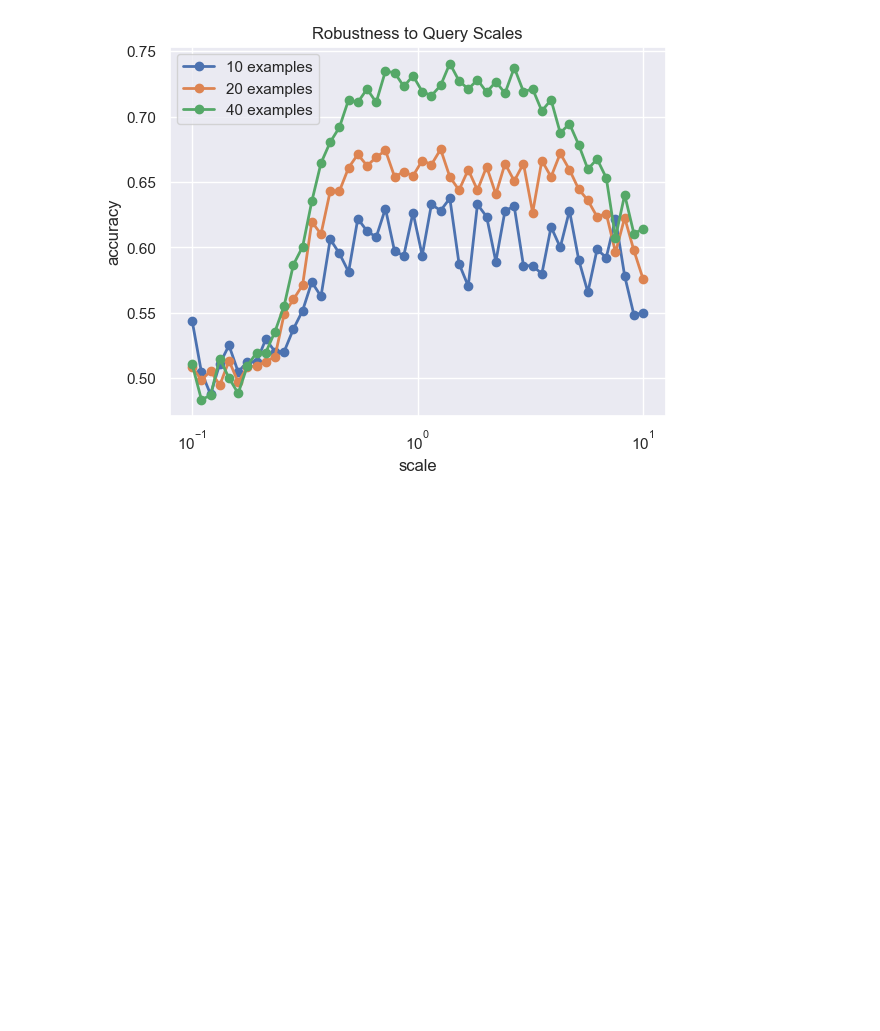
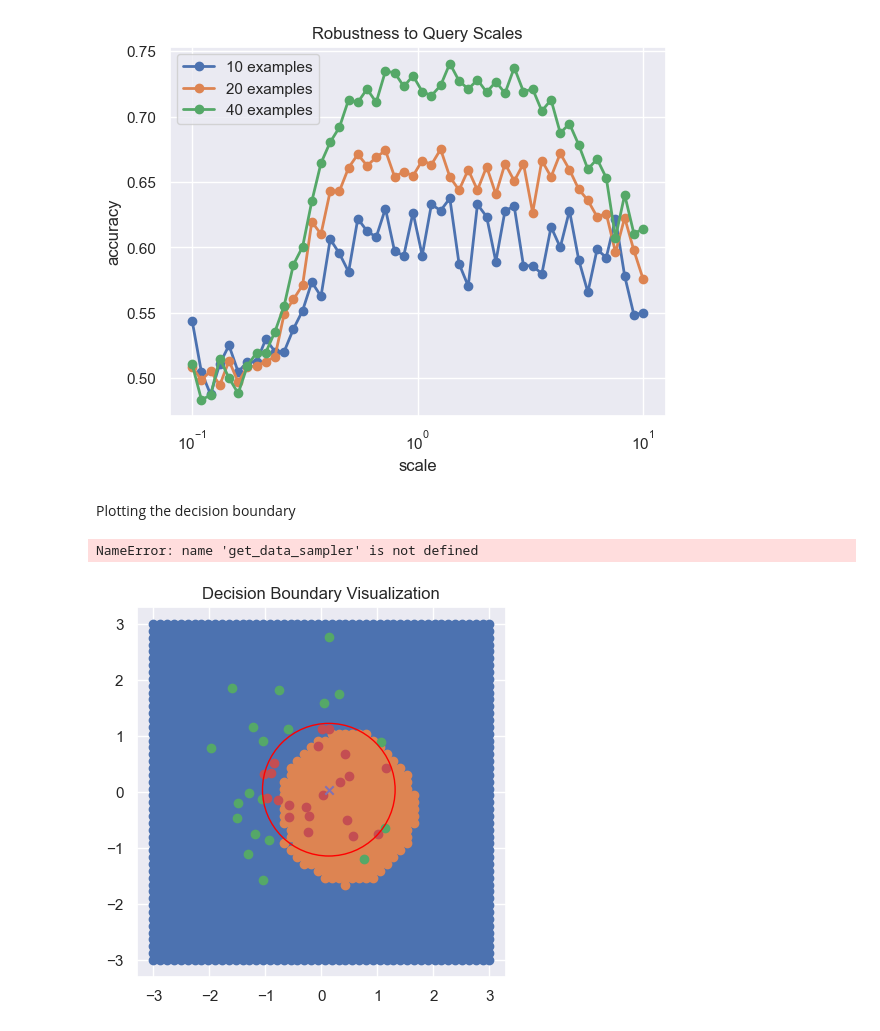
Before and after one commit to zenglingqi647/ICL, a Jupyter notebook: src/eval.ipynb, the cells around one changed output. Saved outputs shown, nothing was run; the diff lists cells and outputs as text; code cells hidden in the pictures; blank space fills up the shorter version.

```diff
--- a/src/eval.ipynb
+++ b/src/eval.ipynb
@@ -200,10 +204,10 @@ task_sampler = get_task_sampler(
 )
 # %%
 task = task_sampler()
-xs = data_sampler.sample_xs(b_size=batch_size, n_points=conf.training.curriculum.points.end)
-ys = task.evaluate(xs)
+test_xs = data_sampler.sample_xs(b_size=batch_size, n_points=conf.training.curriculum.points.end)
+test_ys = task.evaluate(test_xs)
 # %%
 with torch.no_grad():
-    pred = model(xs, ys)
+    pred = model(test_xs, test_ys)
 # %%
 metric = task.get_metric()
@@ -259,3 +263,22 @@ mdl, conf = get_model_from_run(run_path)
 query_scale(mdl, conf, np.geomspace(0.1, 10, 50))
 # %% [output]
 [figure]
+# %% [markdown]
+Plotting the decision boundary
+# %%
+import torch.nn.functional as F
+
+model, conf = get_model_from_run("../models/rbf_lr_dim2/trained")
+
+n_dims = conf.model.n_dims
+batch_size = conf.training.batch_size
+
+data_sampler = get_data_sampler(conf.training.data, n_dims)
+task_sampler = get_task_sampler(
+    conf.training.task,
+    n_dims,
+    batch_size,
+    **conf.training.task_kwargs
+)
+# %% [output]
+NameError: name 'get_data_sampler' is not defined
@@ -261,0 +342,5 @@ query_scale(mdl, conf, np.geomspace(0.1, 10, 50))
+# %%
+task, ones, zeros, xs_flat_ones, xs_flat_zeros, db_radius = compute_decision_boundary()
+plot_decision_boundary(task, ones, zeros, xs_flat_ones, xs_flat_zeros, db_radius)
+# %% [output]
+[figure, added]
```
Also changed, not shown: parts of 10 cells of this notebook, 1 other file.
